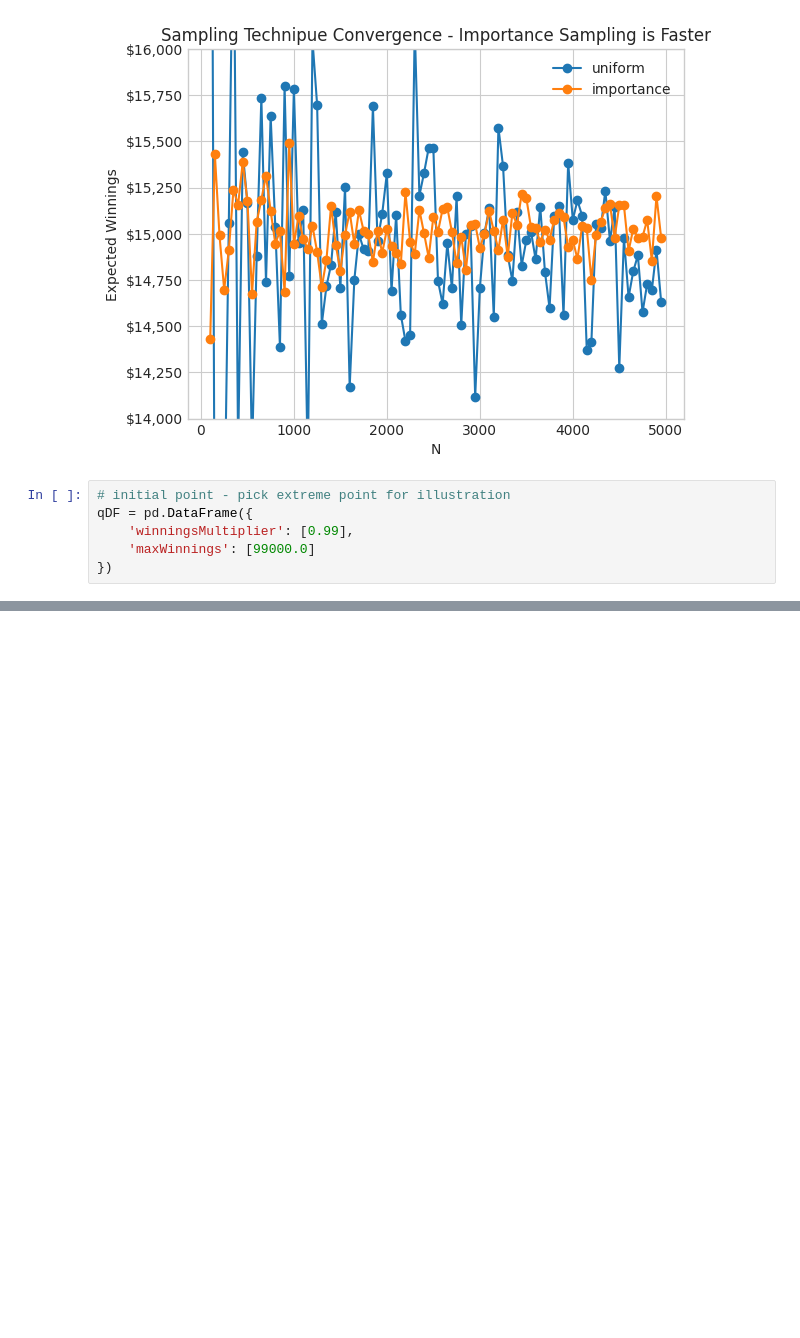
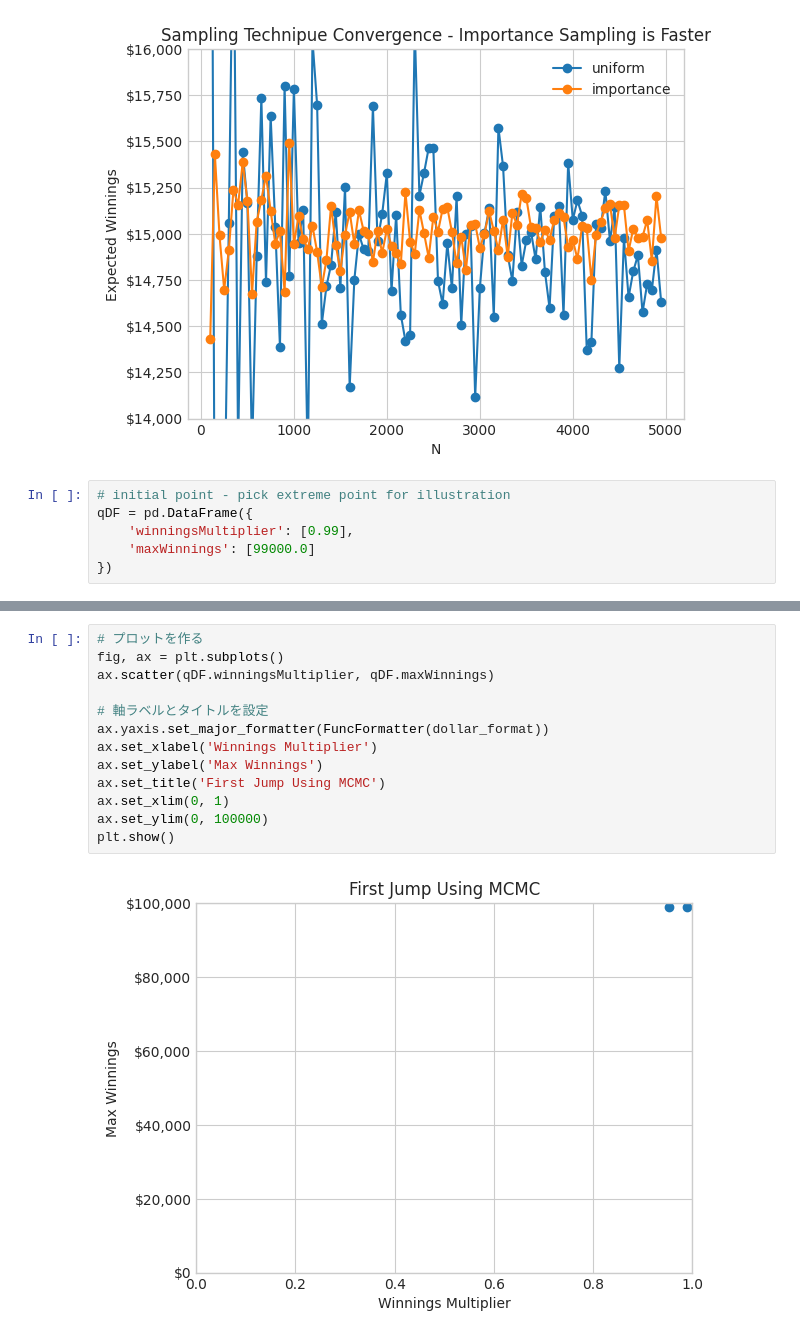
Before and after one commit to styuk/Time-Seriese, a Jupyter notebook: python/mcmc.ipynb, the cells around one changed output, grey strips where cells are left out. Cells and saved outputs as stored; diff of their text form; blank space fills up the shorter version.

```diff
--- a/python/mcmc.ipynb
+++ b/python/mcmc.ipynb
@@ -196,0 +230,15 @@ qDF = pd.DataFrame({
+# %%
+# プロットを作る
+fig, ax = plt.subplots()
+ax.scatter(qDF.winningsMultiplier, qDF.maxWinnings)
+
+# 軸ラベルとタイトルを設定
+ax.yaxis.set_major_formatter(FuncFormatter(dollar_format))
+ax.set_xlabel('Winnings Multiplier')
+ax.set_ylabel('Max Winnings')
+ax.set_title('First Jump Using MCMC')
+ax.set_xlim(0, 1)
+ax.set_ylim(0, 100000)
+plt.show()
+# %% [output]
+[figure, added]
```
Also changed, not shown: parts of 7 cells of this notebook.
